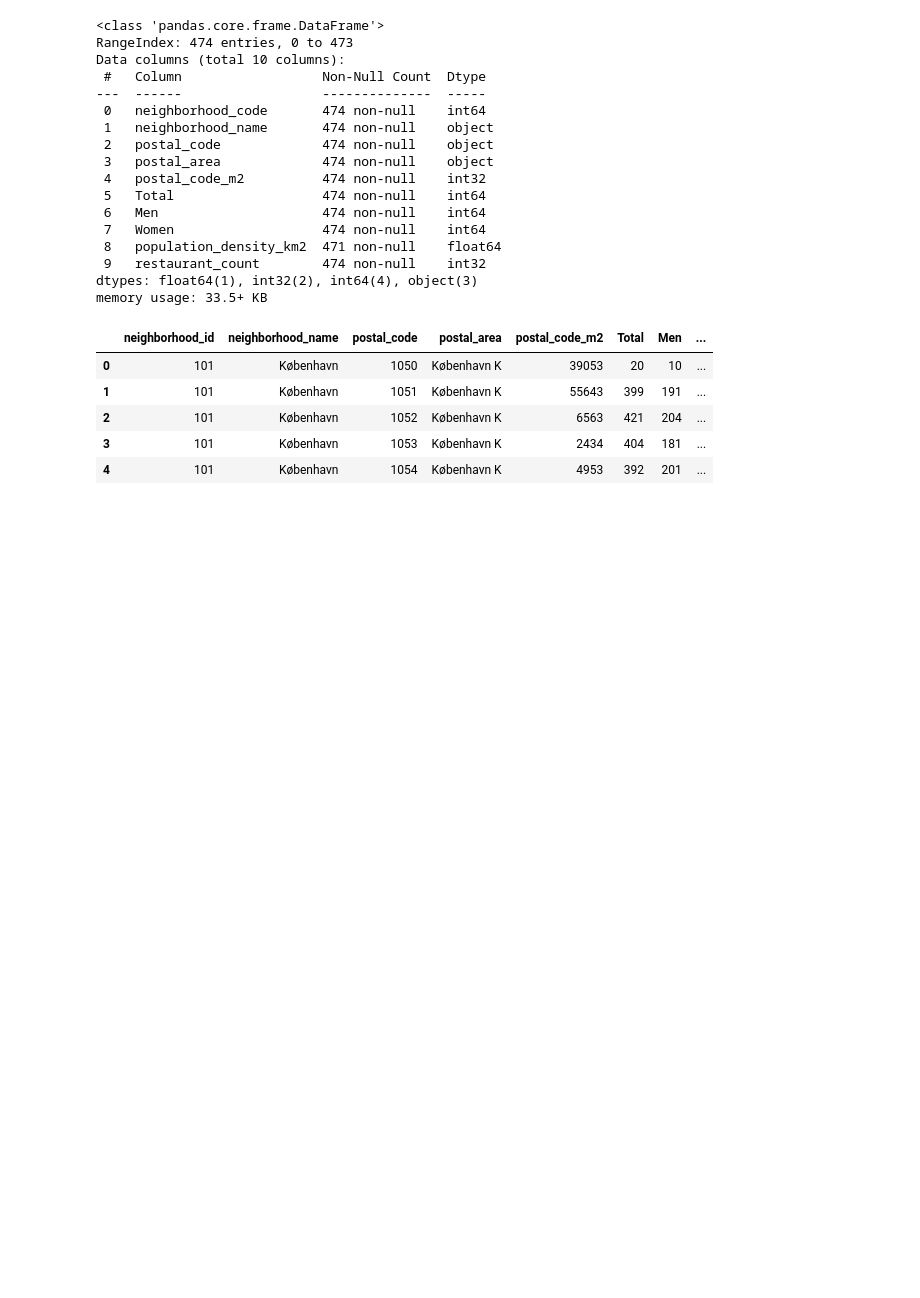
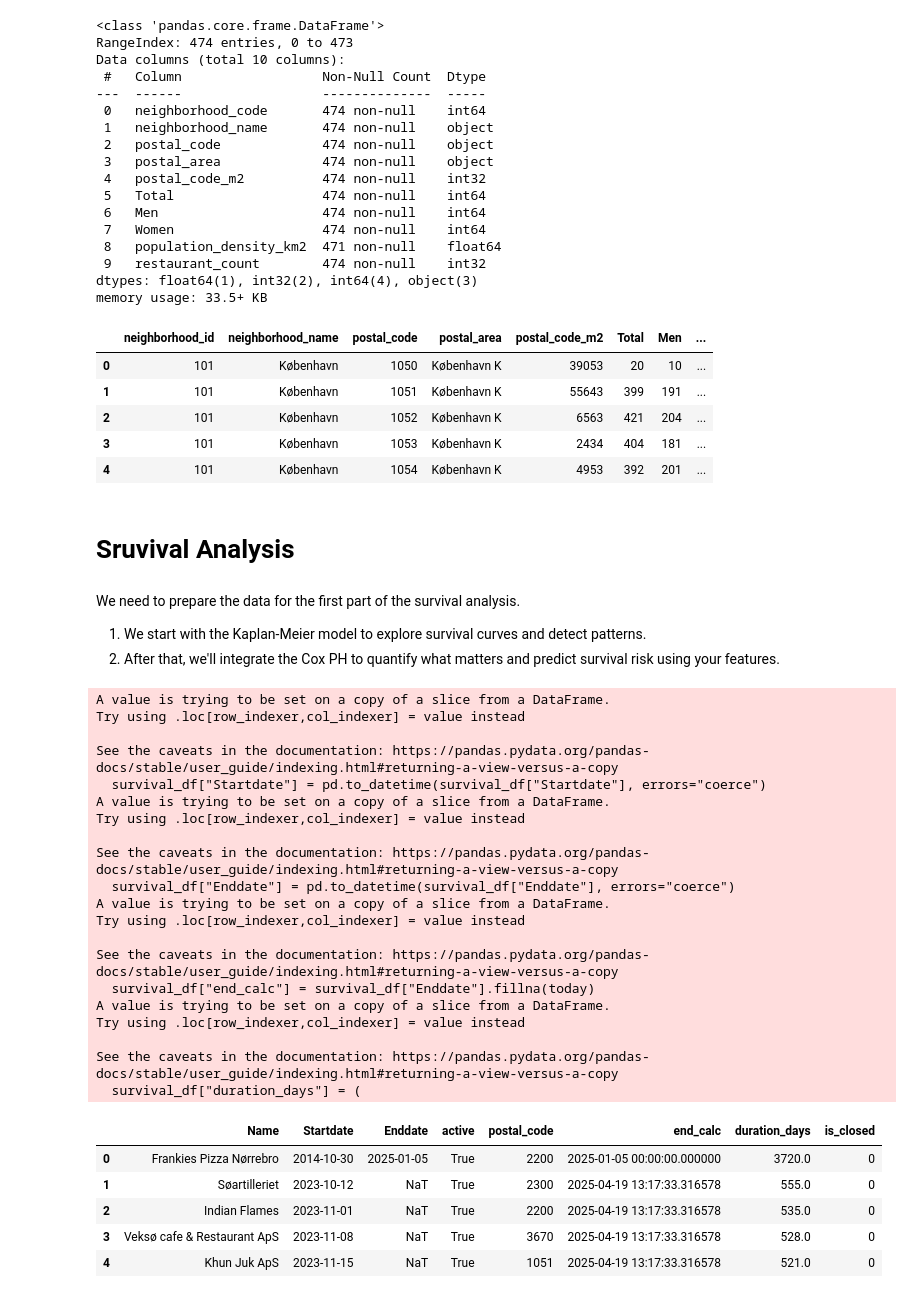
Before and after one commit to Gabriellanaro/StayingAlive, a Jupyter notebook: src/main.ipynb, the cells around one changed output. Cells and saved outputs as stored; diff of their text form; code cells hidden in the pictures; blank space fills up the shorter version.

```diff
--- a/src/main.ipynb
+++ b/src/main.ipynb
@@ -147,3 +147,61 @@ population_df.head()
 | 2 | 101 | København | 1052 | København K | 6563 | 421 | 204 | ... |
 | 3 | 101 | København | 1053 | København K | 2434 | 404 | 181 | ... |
 | 4 | 101 | København | 1054 | København K | 4953 | 392 | 201 | ... |
+# %% [markdown]
+# Sruvival Analysis
+# %% [markdown]
+We need to prepare the data for the first part of the survival analysis.
+
+1. We start with the Kaplan-Meier model to explore survival curves and detect patterns.
+2. After that, we'll integrate the Cox PH to quantify what matters and predict survival risk using your features.
+# %%
+# Dataset preparation
+#  name | start_date | end_date | is_closed | duration_days | group
+restaurants_df = pd.read_csv("restaurants_df.csv")
+survival_df = restaurants_df[["Name", "Startdate", "Enddate", "active", "postal_code"]]
+
+# Convert Startdate and Enddate to datetime
+survival_df["Startdate"] = pd.to_datetime(survival_df["Startdate"], errors="coerce")
+survival_df["Enddate"] = pd.to_datetime(survival_df["Enddate"], errors="coerce")
+
+
+# Today's date (for open restaurants)
+today = pd.to_datetime("today")
+
+# Duration in days
+survival_df["end_calc"] = survival_df["Enddate"].fillna(today)
+survival_df["duration_days"] = (
+    survival_df["end_calc"] - survival_df["Startdate"]
+).dt.days
+
+# Event observed: 1 if restaurant closed, 0 if still active
+survival_df["is_closed"] = survival_df["active"].apply(lambda x: 0 if x else 1)
+
+survival_df.head()
+# %% [output]
+A value is trying to be set on a copy of a slice from a DataFrame.
+Try using .loc[row_indexer,col_indexer] = value instead
+
+See the caveats in the documentation: https://pandas.pydata.org/pandas-docs/stable/user_guide/indexing.html#returning-a-view-versus-a-copy
+  survival_df["Startdate"] = pd.to_datetime(survival_df["Startdate"], errors="coerce")
+A value is trying to be set on a copy of a slice from a DataFrame.
+Try using .loc[row_indexer,col_indexer] = value instead
+
+See the caveats in the documentation: https://pandas.pydata.org/pandas-docs/stable/user_guide/indexing.html#returning-a-view-versus-a-copy
+  survival_df["Enddate"] = pd.to_datetime(survival_df["Enddate"], errors="coerce")
+A value is trying to be set on a copy of a slice from a DataFrame.
+Try using .loc[row_indexer,col_indexer] = value instead
+
+See the caveats in the documentation: https://pandas.pydata.org/pandas-docs/stable/user_guide/indexing.html#returning-a-view-versus-a-copy
+  survival_df["end_calc"] = survival_df["Enddate"].fillna(today)
+A value is trying to be set on a copy of a slice from a DataFrame.
+Try using .loc[row_indexer,col_indexer] = value instead
+
+See the caveats in the documentation: https://pandas.pydata.org/pandas-docs/stable/user_guide/indexing.html#returning-a-view-versus-a-copy
+  survival_df["duration_days"] = (
+|  | Name | Startdate | Enddate | active | postal_code | end_calc | duration_days | is_closed |
+| 0 | Frankies Pizza Nørrebro | 2014-10-30 | 2025-01-05 | True | 2200 | 2025-01-05 00:00:00.000000 | 3720.0 | 0 |
+| 1 | Søartilleriet | 2023-10-12 | NaT | True | 2300 | 2025-04-19 13:17:33.316578 | 555.0 | 0 |
+| 2 | Indian Flames | 2023-11-01 | NaT | True | 2200 | 2025-04-19 13:17:33.316578 | 535.0 | 0 |
+| 3 | Veksø cafe & Restaurant ApS | 2023-11-08 | NaT | True | 3670 | 2025-04-19 13:17:33.316578 | 528.0 | 0 |
+| 4 | Khun Juk ApS | 2023-11-15 | NaT | True | 1051 | 2025-04-19 13:17:33.316578 | 521.0 | 0 |
```
Also changed, not shown: parts of 3 cells of this notebook.
